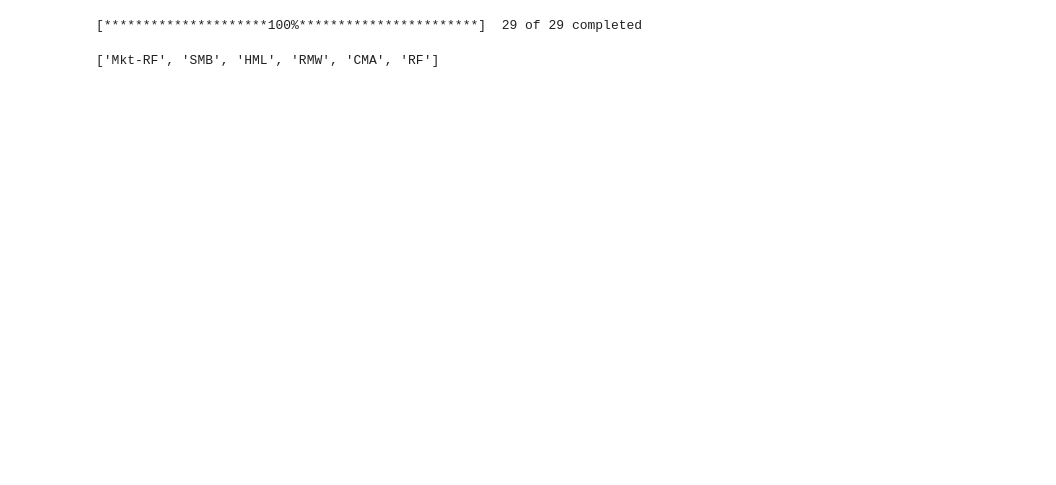
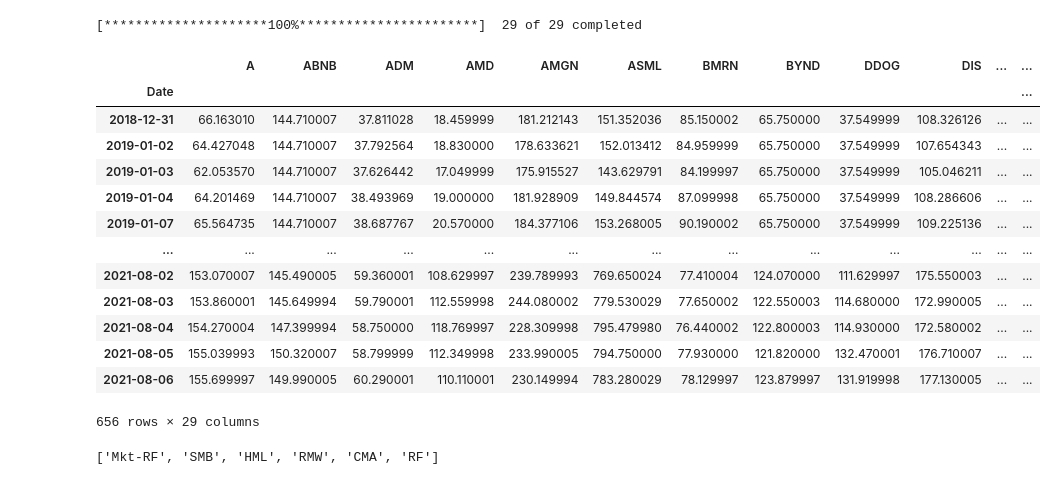
Before and after one commit to charx7/stonks-only-go-up, a Jupyter notebook: notebooks/notebook_del_moglis.ipynb, the cells around one changed output. Cells and saved outputs as stored; diff of their text form; code cells hidden in the pictures; blank space fills up the shorter version.

```diff
--- a/notebooks/notebook_del_moglis.ipynb
+++ b/notebooks/notebook_del_moglis.ipynb
@@ -123,6 +123,23 @@ market_cap=data_yahoo['Adj Close'].fillna(0)*data_yahoo['Volume'].fillna(0) #mar
 # %%
 ln_Rt=(np.log(precios / precios.shift(1)))[1:]  # log returns
 ln_Rt.index = pd.to_datetime(ln_Rt.index, format= '%Y%m%d')  # format date
+# %%
+precios
+# %% [output]
+|  | A | ABNB | ADM | AMD | AMGN | ASML | BMRN | BYND | DDOG | DIS | ... | ... |
+| Date |  |  |  |  |  |  |  |  |  |  |  | ... |
+| 2018-12-31 | 66.163010 | 144.710007 | 37.811028 | 18.459999 | 181.212143 | 151.352036 | 85.150002 | 65.750000 | 37.549999 | 108.326126 | ... | ... |
+| 2019-01-02 | 64.427048 | 144.710007 | 37.792564 | 18.830000 | 178.633621 | 152.013412 | 84.959999 | 65.750000 | 37.549999 | 107.654343 | ... | ... |
+| 2019-01-03 | 62.053570 | 144.710007 | 37.626442 | 17.049999 | 175.915527 | 143.629791 | 84.199997 | 65.750000 | 37.549999 | 105.046211 | ... | ... |
+| 2019-01-04 | 64.201469 | 144.710007 | 38.493969 | 19.000000 | 181.928909 | 149.844574 | 87.099998 | 65.750000 | 37.549999 | 108.286606 | ... | ... |
+| 2019-01-07 | 65.564735 | 144.710007 | 38.687767 | 20.570000 | 184.377106 | 153.268005 | 90.190002 | 65.750000 | 37.549999 | 109.225136 | ... | ... |
+| ... | ... | ... | ... | ... | ... | ... | ... | ... | ... | ... | ... | ... |
+| 2021-08-02 | 153.070007 | 145.490005 | 59.360001 | 108.629997 | 239.789993 | 769.650024 | 77.410004 | 124.070000 | 111.629997 | 175.550003 | ... | ... |
+| 2021-08-03 | 153.860001 | 145.649994 | 59.790001 | 112.559998 | 244.080002 | 779.530029 | 77.650002 | 122.550003 | 114.680000 | 172.990005 | ... | ... |
+| 2021-08-04 | 154.270004 | 147.399994 | 58.750000 | 118.769997 | 228.309998 | 795.479980 | 76.440002 | 122.800003 | 114.930000 | 172.580002 | ... | ... |
+| 2021-08-05 | 155.039993 | 150.320007 | 58.799999 | 112.349998 | 233.990005 | 794.750000 | 77.930000 | 121.820000 | 132.470001 | 176.710007 | ... | ... |
+| 2021-08-06 | 155.699997 | 149.990005 | 60.290001 | 110.110001 | 230.149994 | 783.280029 | 78.129997 | 123.879997 | 131.919998 | 177.130005 | ... | ... |
+656 rows × 29 columns
 # %%
 W0 = [(1/ len(precios.columns)) for i in range(len(precios.columns))]
 # %%
```
Also changed, not shown: parts of 6 cells of this notebook, 2 other files.
